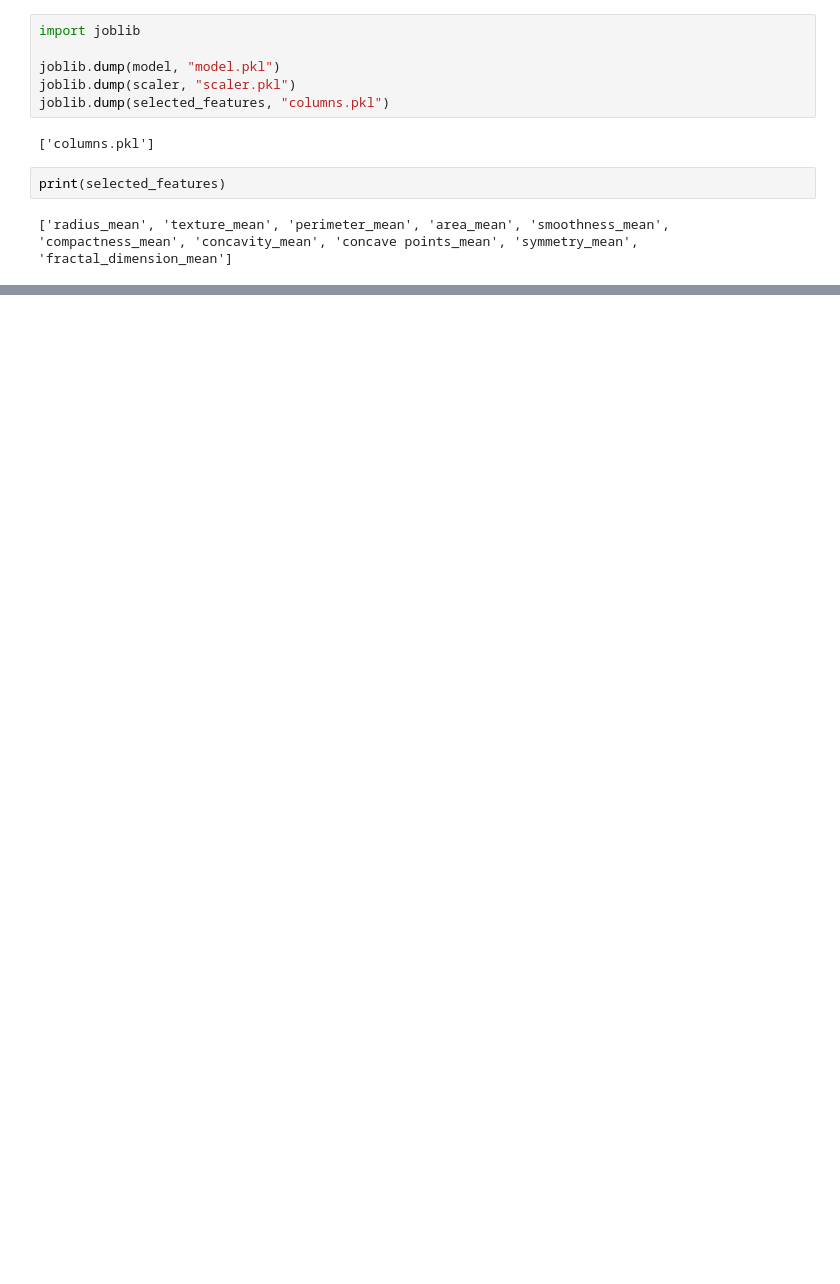
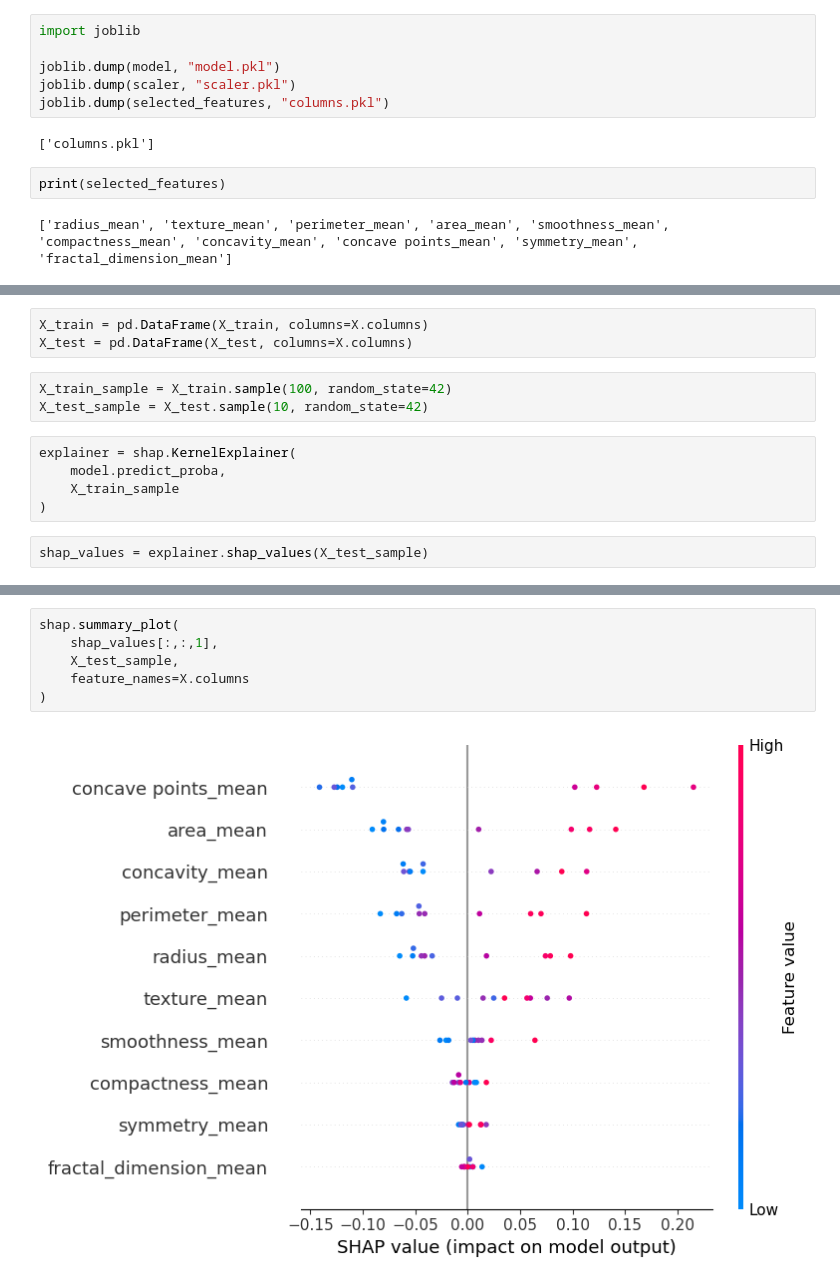
Before and after one commit to subhas07/breast-cancer-explainable-ai, a Jupyter notebook: Breast-cancer-prediction.ipynb, the cells around one changed output, grey strips where cells are left out. Cells and saved outputs as stored; diff of their text form; blank space fills up the shorter version.

Commit message:
Fixed SHAP explainability and Streamlit app

```diff
--- a/Breast-cancer-prediction.ipynb
+++ b/Breast-cancer-prediction.ipynb
@@ -283,0 +332,13 @@ print(selected_features)
+# %%
+X_train = pd.DataFrame(X_train, columns=X.columns)
+X_test = pd.DataFrame(X_test, columns=X.columns)
+# %%
+X_train_sample = X_train.sample(100, random_state=42)
+X_test_sample = X_test.sample(10, random_state=42)
+# %%
+explainer = shap.KernelExplainer(
+    model.predict_proba,
+    X_train_sample
+)
+# %%
+shap_values = explainer.shap_values(X_test_sample)
@@ -283,0 +360,8 @@ print(selected_features)
+# %%
+shap.summary_plot(
+    shap_values[:,:,1],
+    X_test_sample,
+    feature_names=X.columns
+)
+# %% [output]
+[figure, added]
```
Also changed, not shown: parts of 15 cells of this notebook, 1 other file.
